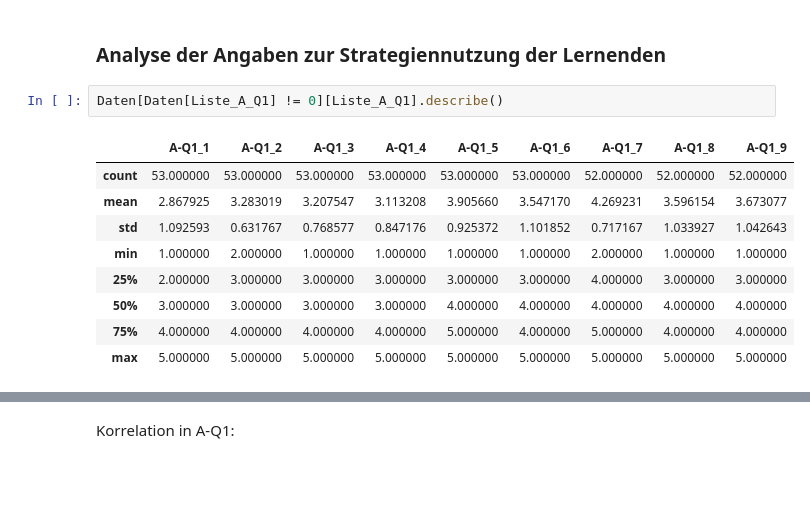
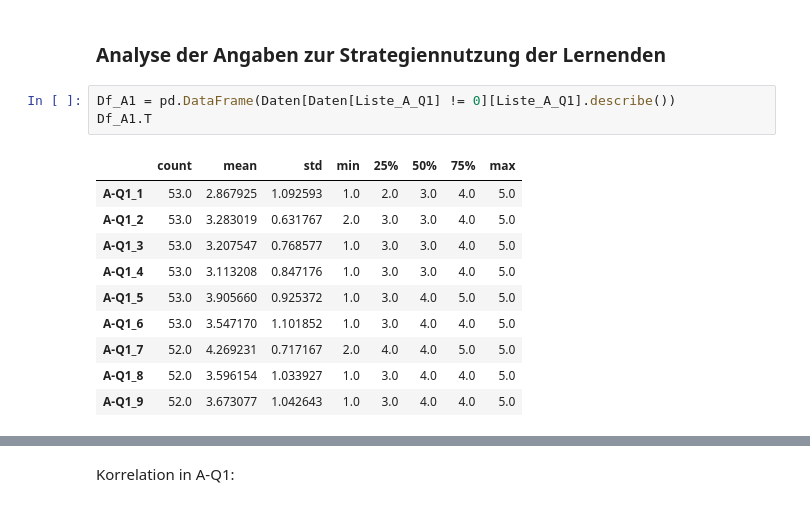
Before and after one commit to martinakienberger/Dissertation_LIS, a Jupyter notebook: Datenanalyse_Lehrende.ipynb, the cells around one changed output, grey strips where cells are left out. Saved outputs shown, nothing was run; the diff lists cells and outputs as text; blank space fills up the shorter version.

```diff
--- a/Datenanalyse_Lehrende.ipynb
+++ b/Datenanalyse_Lehrende.ipynb
@@ -158,17 +160,19 @@ Die durchschnittliche Beantwortungszeit liegt bei ca. 15min, wobei große Unters
 # %% [markdown]
 ### Analyse der Angaben zur Strategiennutzung der Lernenden
 # %%
-Daten[Daten[Liste_A_Q1] != 0][Liste_A_Q1].describe()
+Df_A1 = pd.DataFrame(Daten[Daten[Liste_A_Q1] != 0][Liste_A_Q1].describe())
+Df_A1.T
 # %% [output]
-|  | A-Q1_1 | A-Q1_2 | A-Q1_3 | A-Q1_4 | A-Q1_5 | A-Q1_6 | A-Q1_7 | A-Q1_8 | A-Q1_9 |
-| count | 53.000000 | 53.000000 | 53.000000 | 53.000000 | 53.000000 | 53.000000 | 52.000000 | 52.000000 | 52.000000 |
-| mean | 2.867925 | 3.283019 | 3.207547 | 3.113208 | 3.905660 | 3.547170 | 4.269231 | 3.596154 | 3.673077 |
-| std | 1.092593 | 0.631767 | 0.768577 | 0.847176 | 0.925372 | 1.101852 | 0.717167 | 1.033927 | 1.042643 |
-| min | 1.000000 | 2.000000 | 1.000000 | 1.000000 | 1.000000 | 1.000000 | 2.000000 | 1.000000 | 1.000000 |
-| 25% | 2.000000 | 3.000000 | 3.000000 | 3.000000 | 3.000000 | 3.000000 | 4.000000 | 3.000000 | 3.000000 |
-| 50% | 3.000000 | 3.000000 | 3.000000 | 3.000000 | 4.000000 | 4.000000 | 4.000000 | 4.000000 | 4.000000 |
-| 75% | 4.000000 | 4.000000 | 4.000000 | 4.000000 | 5.000000 | 4.000000 | 5.000000 | 4.000000 | 4.000000 |
-| max | 5.000000 | 5.000000 | 5.000000 | 5.000000 | 5.000000 | 5.000000 | 5.000000 | 5.000000 | 5.000000 |
+|  | count | mean | std | min | 25% | 50% | 75% | max |
+| A-Q1_1 | 53.0 | 2.867925 | 1.092593 | 1.0 | 2.0 | 3.0 | 4.0 | 5.0 |
+| A-Q1_2 | 53.0 | 3.283019 | 0.631767 | 2.0 | 3.0 | 3.0 | 4.0 | 5.0 |
+| A-Q1_3 | 53.0 | 3.207547 | 0.768577 | 1.0 | 3.0 | 3.0 | 4.0 | 5.0 |
+| A-Q1_4 | 53.0 | 3.113208 | 0.847176 | 1.0 | 3.0 | 3.0 | 4.0 | 5.0 |
+| A-Q1_5 | 53.0 | 3.905660 | 0.925372 | 1.0 | 3.0 | 4.0 | 5.0 | 5.0 |
+| A-Q1_6 | 53.0 | 3.547170 | 1.101852 | 1.0 | 3.0 | 4.0 | 4.0 | 5.0 |
+| A-Q1_7 | 52.0 | 4.269231 | 0.717167 | 2.0 | 4.0 | 4.0 | 5.0 | 5.0 |
+| A-Q1_8 | 52.0 | 3.596154 | 1.033927 | 1.0 | 3.0 | 4.0 | 4.0 | 5.0 |
+| A-Q1_9 | 52.0 | 3.673077 | 1.042643 | 1.0 | 3.0 | 4.0 | 4.0 | 5.0 |
 # %%
 graf_likert(Daten[Daten[Liste_A_Q1] != 0],Liste_A_Q1,6)
 # %% [output]
```
Also changed, not shown: parts of 78 cells of this notebook.
